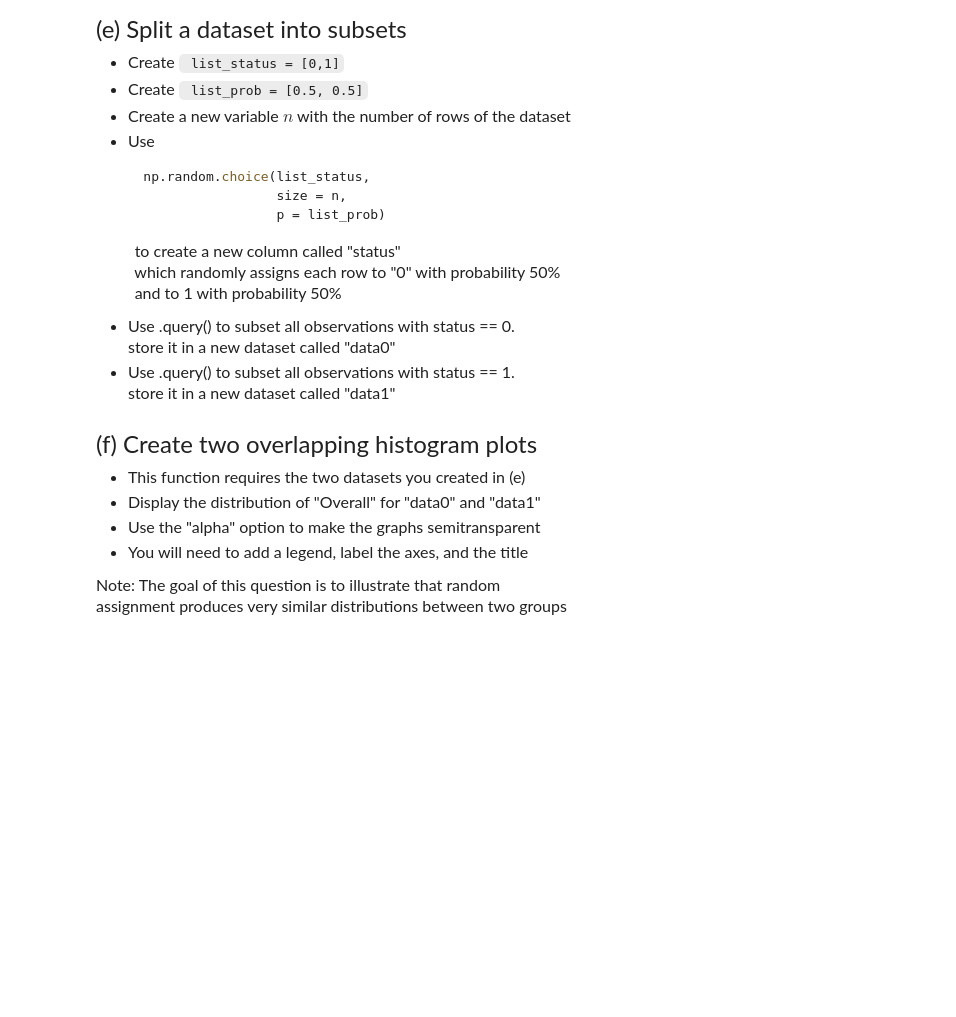
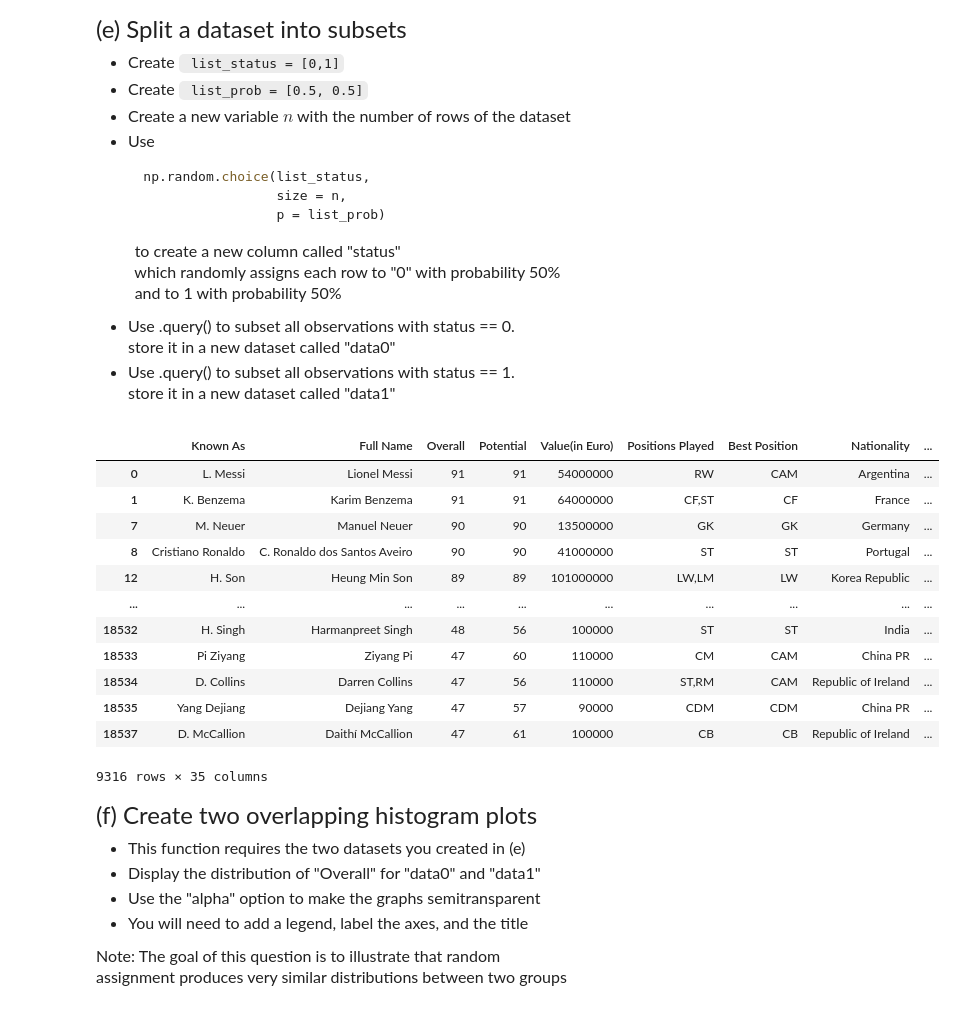
Before and after one commit to JasmineLiu2026/emoryqtm151, a Jupyter notebook: Quiz 2 - Section 5/Quiz 2 - Section 5.ipynb, the cells around one changed output. Saved outputs shown, nothing was run; the diff lists cells and outputs as text; code cells hidden in the pictures; blank space fills up the shorter version.

```diff
--- a/Quiz 2 - Section 5/Quiz 2 - Section 5.ipynb
+++ b/Quiz 2 - Section 5/Quiz 2 - Section 5.ipynb
@@ -200,12 +221,28 @@ store it in a new dataset called "data1"
 # %%
 # Write your own code
 list_status = [0,1]
 list_prob = [0.5,0.5]
 n = len(data_quiz)
 data_quiz["status"] = np.random.choice(list_status, size = n, p = list_prob)
 
 data0 = data_quiz.query("status == 0")
 data1 = data_quiz.query("status == 1")
+
+display(data0)
+# %% [output]
+|  | Known As | Full Name | Overall | Potential | Value(in Euro) | Positions Played | Best Position | Nationality | ... |
+| 0 | L. Messi | Lionel Messi | 91 | 91 | 54000000 | RW | CAM | Argentina | ... |
+| 1 | K. Benzema | Karim Benzema | 91 | 91 | 64000000 | CF,ST | CF | France | ... |
+| 7 | M. Neuer | Manuel Neuer | 90 | 90 | 13500000 | GK | GK | Germany | ... |
+| 8 | Cristiano Ronaldo | C. Ronaldo dos Santos Aveiro | 90 | 90 | 41000000 | ST | ST | Portugal | ... |
+| 12 | H. Son | Heung Min Son | 89 | 89 | 101000000 | LW,LM | LW | Korea Republic | ... |
+| ... | ... | ... | ... | ... | ... | ... | ... | ... | ... |
+| 18532 | H. Singh | Harmanpreet Singh | 48 | 56 | 100000 | ST | ST | India | ... |
+| 18533 | Pi Ziyang | Ziyang Pi | 47 | 60 | 110000 | CM | CAM | China PR | ... |
+| 18534 | D. Collins | Darren Collins | 47 | 56 | 110000 | ST,RM | CAM | Republic of Ireland | ... |
+| 18535 | Yang Dejiang | Dejiang Yang | 47 | 57 | 90000 | CDM | CDM | China PR | ... |
+| 18537 | D. McCallion | Daithí McCallion | 47 | 61 | 100000 | CB | CB | Republic of Ireland | ... |
+9316 rows × 35 columns
 # %% [markdown]
 <font size = "5">
 
```
Also changed, not shown: parts of 4 cells of this notebook, 1 other file.
